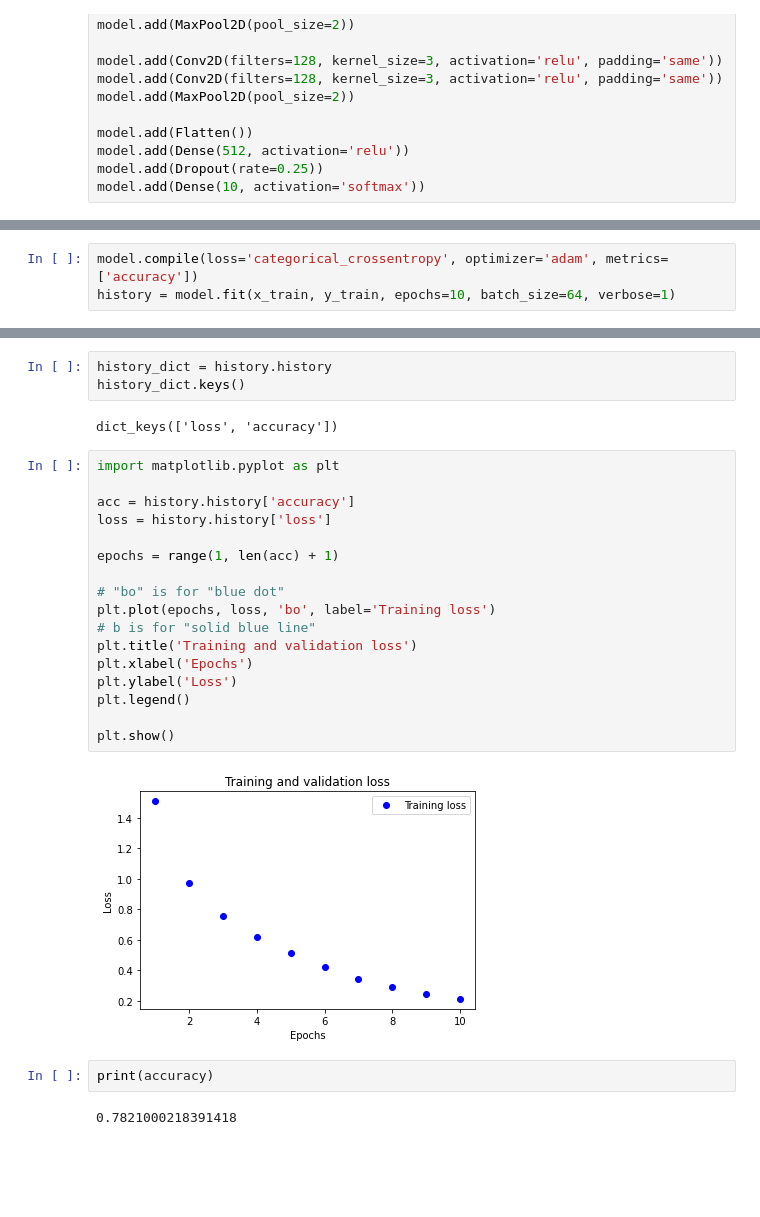
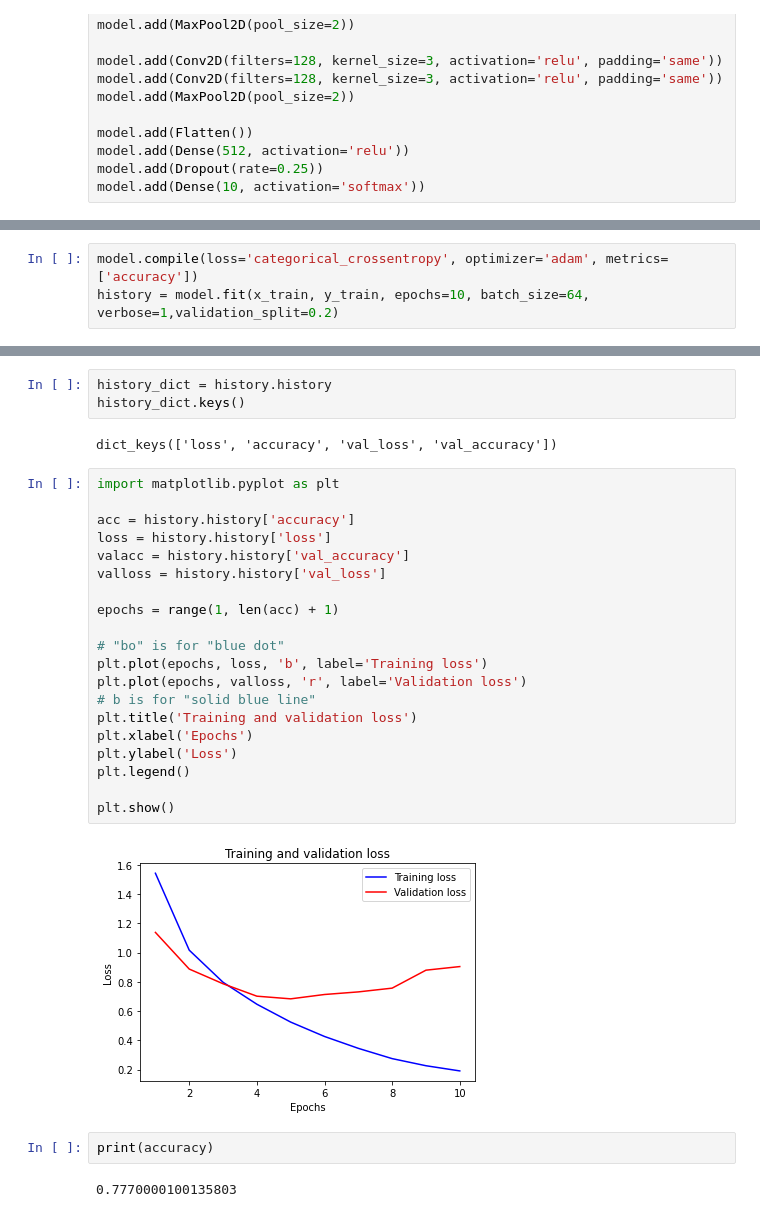
Before and after one commit to jumbokh/csu1101-ML-Class, a Jupyter notebook: notebooks/update_Cifar10_CNN.ipynb, the cells around one changed output, grey strips where cells are left out. Cells and saved outputs as stored; diff of their text form; blank space fills up the shorter version.

```diff
--- a/notebooks/update_Cifar10_CNN.ipynb
+++ b/notebooks/update_Cifar10_CNN.ipynb
@@ -111,6 +95,6 @@ _________________________________________________________________
 None
 # %%
 model.compile(loss='categorical_crossentropy', optimizer='adam', metrics=['accuracy'])
-history = model.fit(x_train, y_train, epochs=10, batch_size=64, verbose=1)
+history = model.fit(x_train, y_train, epochs=10, batch_size=64, verbose=1,validation_split=0.2)
 # %% [output]
 Epoch 1/10
@@ -147,30 +131,33 @@ Accuracy: 0.7821000218391418
 history_dict = history.history
 history_dict.keys()
 # %% [output]
-dict_keys(['loss', 'accuracy'])
+dict_keys(['loss', 'accuracy', 'val_loss', 'val_accuracy'])
 # %%
 import matplotlib.pyplot as plt
 
 acc = history.history['accuracy']
 loss = history.history['loss']
+valacc = history.history['val_accuracy']
+valloss = history.history['val_loss']
 
 epochs = range(1, len(acc) + 1)
 
 # "bo" is for "blue dot"
-plt.plot(epochs, loss, 'bo', label='Training loss')
+plt.plot(epochs, loss, 'b', label='Training loss')
+plt.plot(epochs, valloss, 'r', label='Validation loss')
 # b is for "solid blue line"
 plt.title('Training and validation loss')
 plt.xlabel('Epochs')
 plt.ylabel('Loss')
 plt.legend()
 
 plt.show()
 # %% [output]
-[figure, old version]
+[figure, new version]
 # %%
 print(accuracy)
 # %% [output]
-0.7821000218391418
+0.7770000100135803
 # %%
 plt.clf()   # clear figure
 acc_values = history_dict['accuracy']
```
Also changed, not shown: parts of 6 cells of this notebook.
